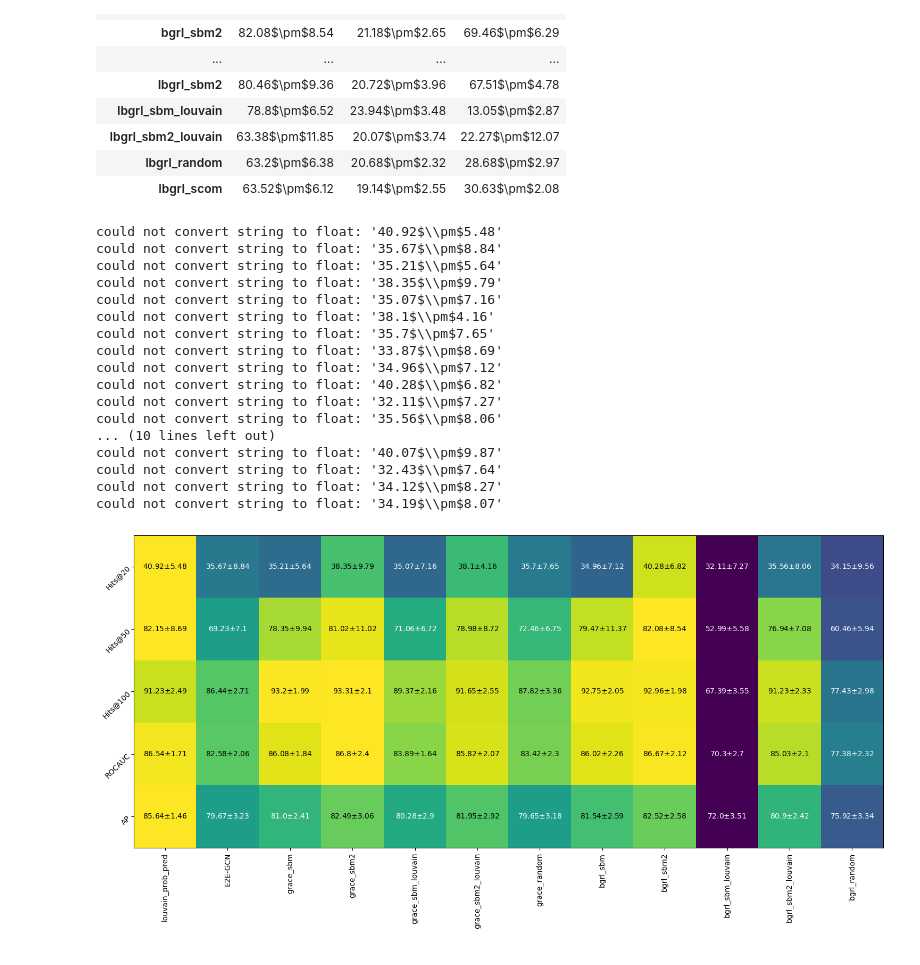
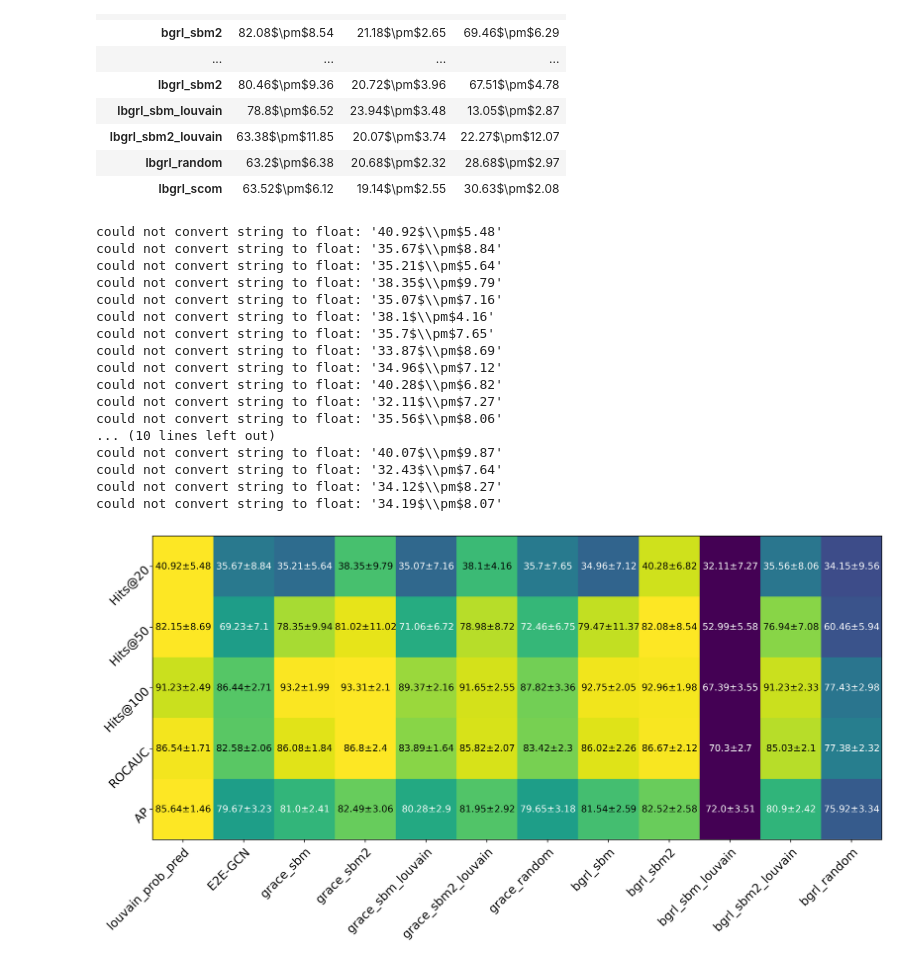
Before and after one commit to valentincuzin/GCL-Link-Prediction, a Jupyter notebook: New/output/synthetic_analysis.ipynb, the cells around one changed output. Saved outputs shown, nothing was run; the diff lists cells and outputs as text; code cells hidden in the pictures.

```diff
--- a/New/output/synthetic_analysis.ipynb
+++ b/New/output/synthetic_analysis.ipynb
@@ -52,29 +52,29 @@ could not convert string to float: '20.7$\\pm$2.06'
 # %%
 data = ut.res_load('final_synthetic_1_res.csv')
 data = data[~data.index.str.contains('lgrace')]
 data = data[~data.index.str.contains('lbgrl')]
 data = data[~data.index.str.contains('scom')]
 data = data.rename(index={'baseline': 'E2E-GCN'})
-ut.heatmap(data, '', size=(15,15), variance=True)
+ut.heatmap(data, '', size=(13,13), variance=True)
 # %% [output]
 could not convert string to float: '40.92$\\pm$5.48'
 could not convert string to float: '35.67$\\pm$8.84'
 could not convert string to float: '35.21$\\pm$5.64'
 could not convert string to float: '38.35$\\pm$9.79'
 could not convert string to float: '35.07$\\pm$7.16'
 could not convert string to float: '38.1$\\pm$4.16'
 could not convert string to float: '35.7$\\pm$7.65'
 could not convert string to float: '33.87$\\pm$8.69'
 could not convert string to float: '34.96$\\pm$7.12'
 could not convert string to float: '40.28$\\pm$6.82'
 could not convert string to float: '32.11$\\pm$7.27'
 could not convert string to float: '35.56$\\pm$8.06'
 ... (10 lines left out)
 could not convert string to float: '40.07$\\pm$9.87'
 could not convert string to float: '32.43$\\pm$7.64'
 could not convert string to float: '34.12$\\pm$8.27'
 could not convert string to float: '34.19$\\pm$8.07'
-[figure, old version]
+[figure, new version]
 # %%
 data = ut.res_load('final_synthetic_2_res.csv')
 data = data[~data.index.str.contains('lgrace')]
```
Also changed, not shown: parts of 2 cells of this notebook, 48 other files.
